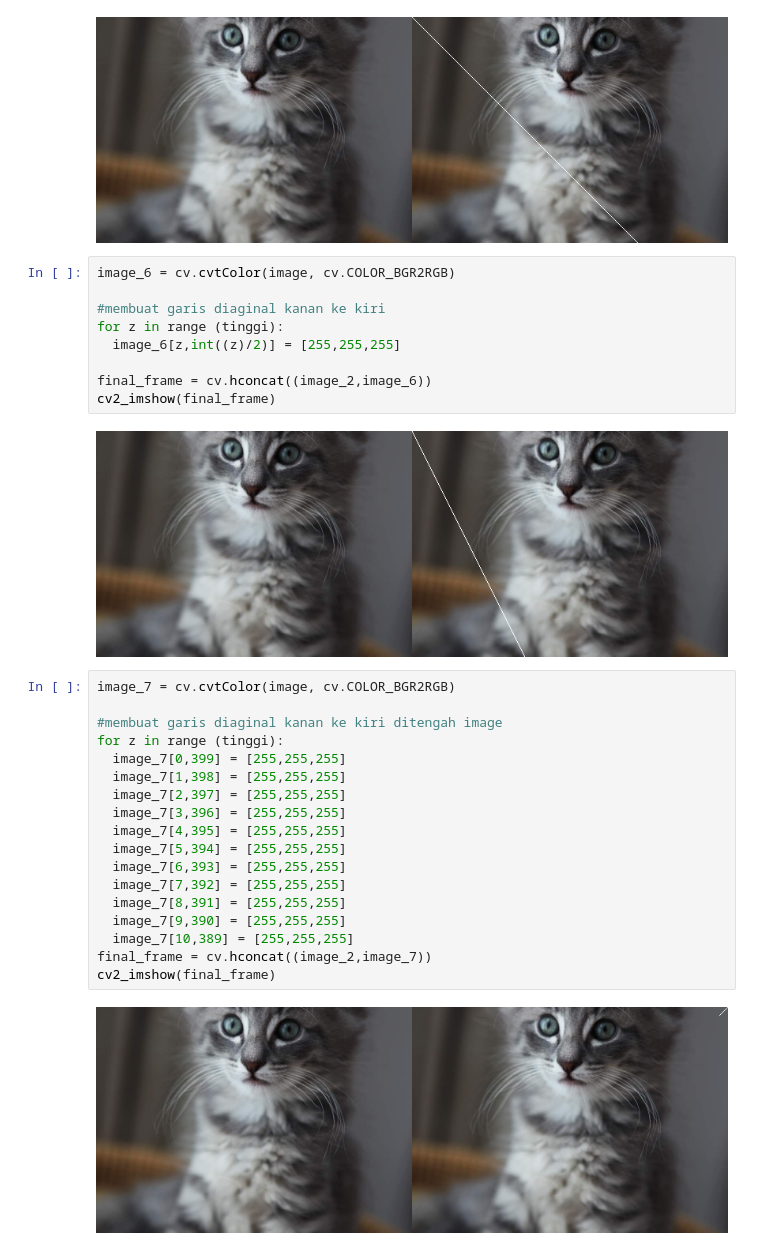
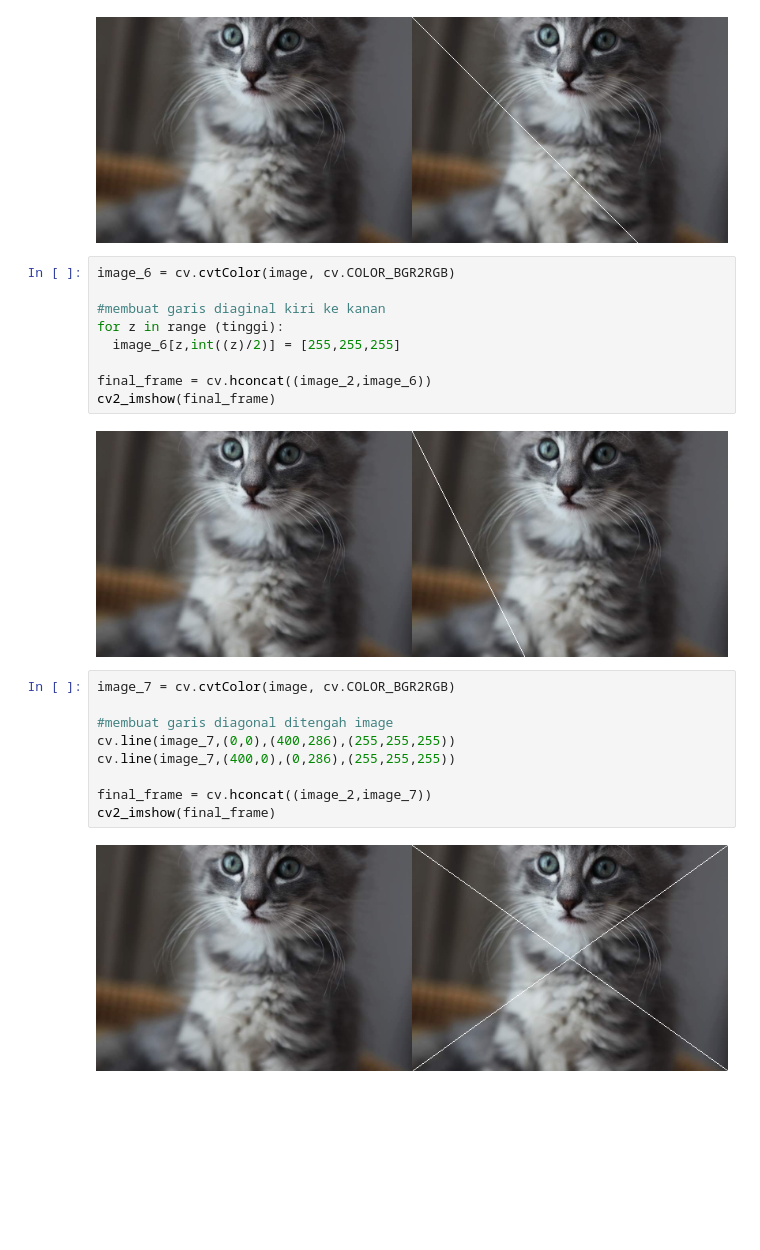
Before and after one commit to refido/PCVK, a Jupyter notebook: Week1.ipynb, the cells around one changed output. Drawn from its saved outputs; the diff is of its cells as text; blank space fills up the shorter version.

```diff
--- a/Week1.ipynb
+++ b/Week1.ipynb
@@ -74,7 +67,7 @@ cv2_imshow(final_frame)
 # %%
 image_6 = cv.cvtColor(image, cv.COLOR_BGR2RGB)
 
-#membuat garis diaginal kanan ke kiri
+#membuat garis diaginal kiri ke kanan
 for z in range (tinggi):
   image_6[z,int((z)/2)] = [255,255,255]
 
@@ -82,23 +75,14 @@ final_frame = cv.hconcat((image_2,image_6))
 cv2_imshow(final_frame)
 # %% [output]
 [figure]
-# %%
-image_7 = cv.cvtColor(image, cv.COLOR_BGR2RGB)
-
-#membuat garis diaginal kanan ke kiri ditengah image
-for z in range (tinggi):
-  image_7[0,399] = [255,255,255]
-  image_7[1,398] = [255,255,255]
-  image_7[2,397] = [255,255,255]
-  image_7[3,396] = [255,255,255]
-  image_7[4,395] = [255,255,255]
-  image_7[5,394] = [255,255,255]
-  image_7[6,393] = [255,255,255]
-  image_7[7,392] = [255,255,255]
-  image_7[8,391] = [255,255,255]
-  image_7[9,390] = [255,255,255]
-  image_7[10,389] = [255,255,255]
-final_frame = cv.hconcat((image_2,image_7))
-cv2_imshow(final_frame)
-# %% [output]
-[figure, removed]
+# %%
+image_7 = cv.cvtColor(image, cv.COLOR_BGR2RGB)
+
+#membuat garis diagonal ditengah image
+cv.line(image_7,(0,0),(400,286),(255,255,255))
+cv.line(image_7,(400,0),(0,286),(255,255,255))
+
+final_frame = cv.hconcat((image_2,image_7))
+cv2_imshow(final_frame)
+# %% [output]
+[figure, added]
```
Also changed, not shown: parts of 2 cells of this notebook.
